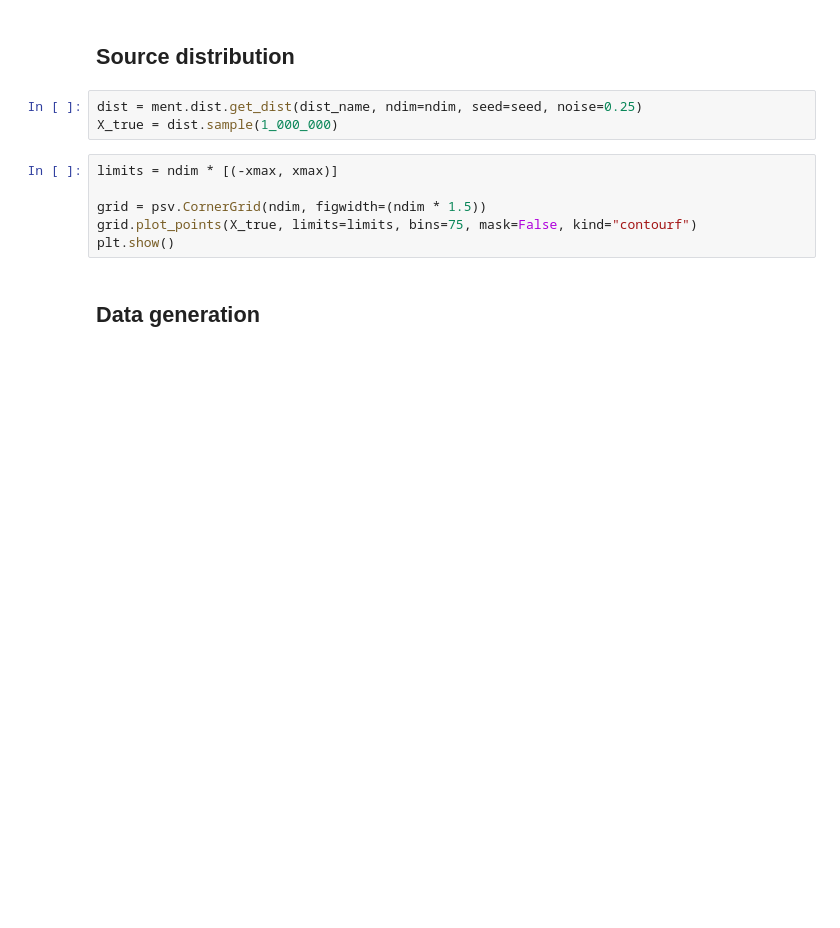
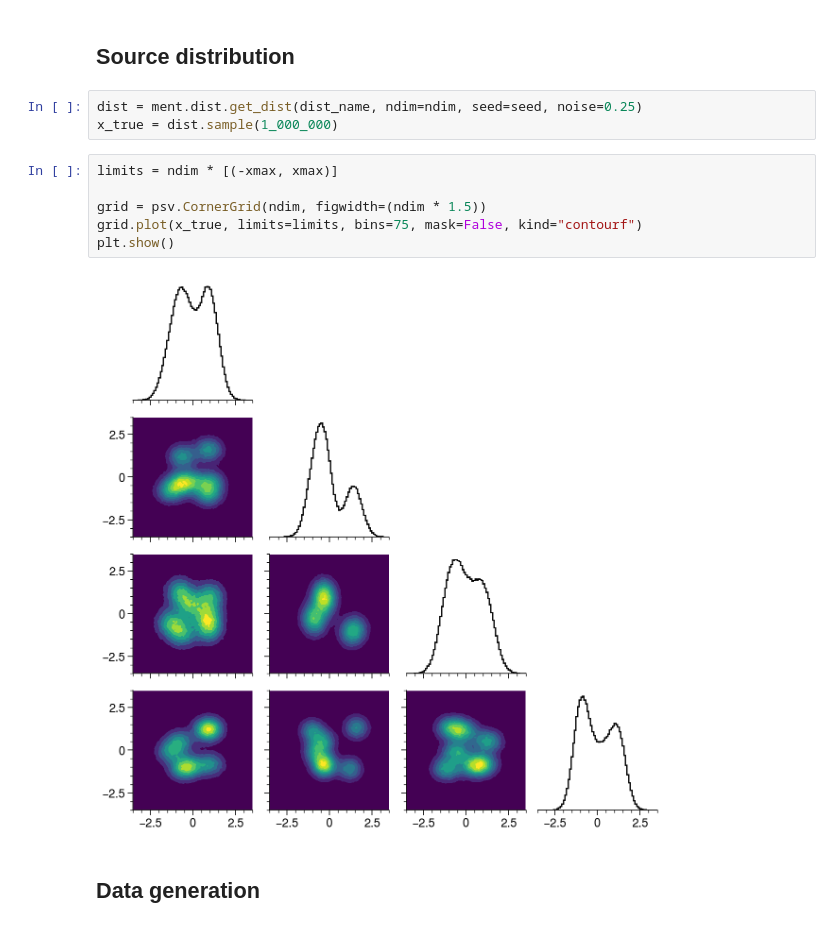
Before and after one commit to austin-hoover/ment, a Jupyter notebook: examples/rec_4d_2d.ipynb, the cells around one changed output. Saved outputs shown, nothing was run; the diff lists cells and outputs as text; blank space fills up the shorter version.

```diff
--- a/examples/rec_4d_2d.ipynb
+++ b/examples/rec_4d_2d.ipynb
@@ -33,13 +33,15 @@ seed = 12345
 ## Source distribution
 # %%
 dist = ment.dist.get_dist(dist_name, ndim=ndim, seed=seed, noise=0.25)
-X_true = dist.sample(1_000_000)
+x_true = dist.sample(1_000_000)
 # %%
 limits = ndim * [(-xmax, xmax)]
 
 grid = psv.CornerGrid(ndim, figwidth=(ndim * 1.5))
-grid.plot_points(X_true, limits=limits, bins=75, mask=False, kind="contourf")
+grid.plot(x_true, limits=limits, bins=75, mask=False, kind="contourf")
 plt.show()
+# %% [output]
+[figure, added]
 # %% [markdown]
 ## Data generation
 # %%
```
Also changed, not shown: parts of 6 cells of this notebook, 22 other files.
